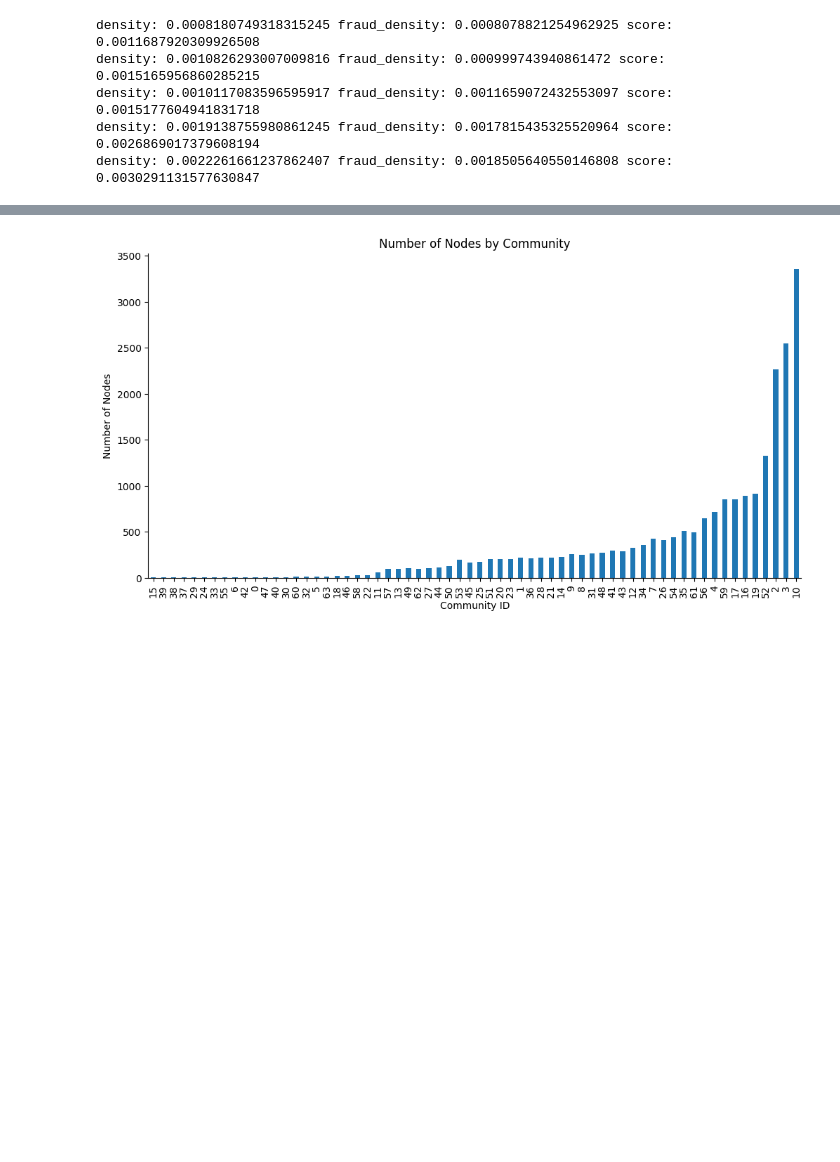
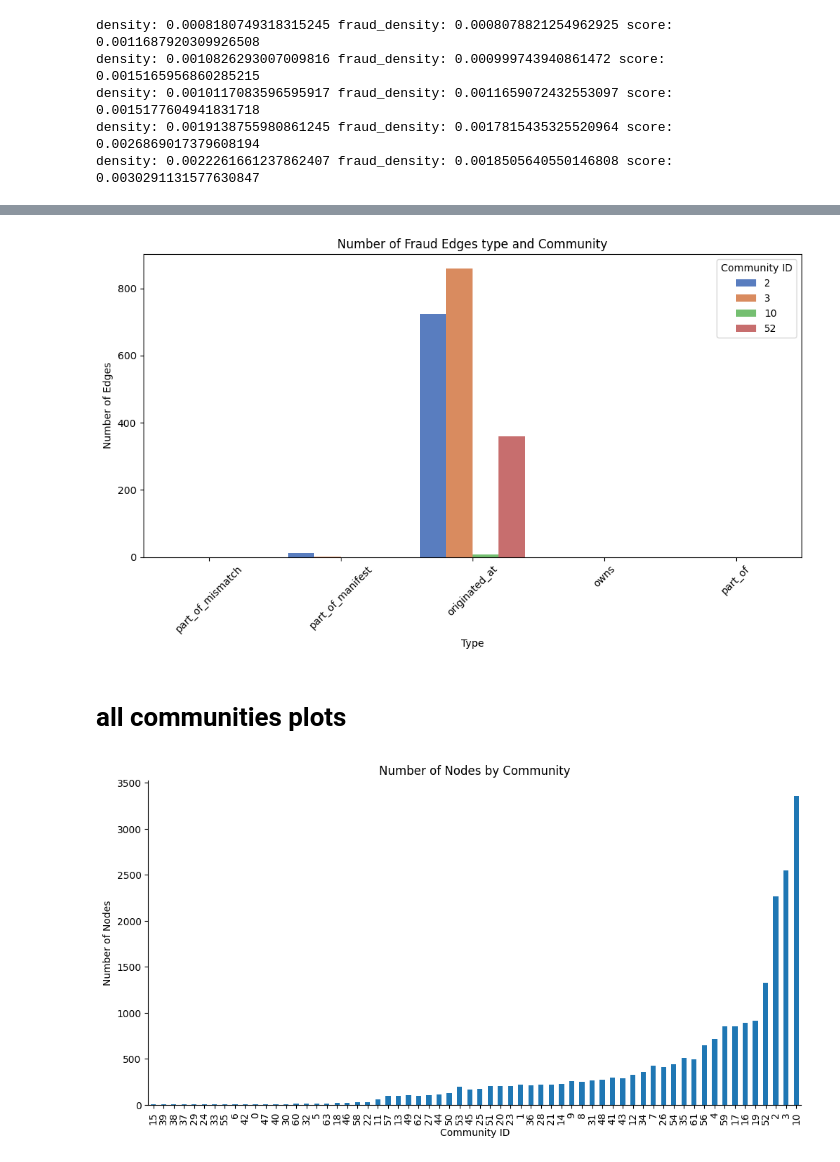
Before and after one commit to gocasual/bbcudas_usps, a Jupyter notebook: main.ipynb, the cells around one changed output, grey strips where cells are left out. Saved outputs shown, nothing was run; the diff lists cells and outputs as text; code cells hidden in the pictures; blank space fills up the shorter version.

```diff
--- a/main.ipynb
+++ b/main.ipynb
@@ -55,3 +147,19 @@ df_communities_stats[df_communities_stats['N_Nodes']>1000]
+# %%
+top_merged = merged_df[merged_df.index.isin(top_subcommunities.Community_id.values)]
+# Create the bar plot with a different color palette
+plt.figure(figsize=(10, 6))
+sns.barplot(x='type', y='weight_count', hue='Community_id', data=top_merged, palette="muted")  # Change palette here
+plt.xlabel('Type')
+plt.ylabel('Number of Edges')
+plt.title('Number of Fraud Edges type and Community')
+plt.xticks(rotation=45)
+plt.legend(title='Community ID')
+plt.tight_layout()
+plt.show()
+# %% [output]
+[figure, added]
+# %% [markdown]
+# all communities plots
 # %%
 plt.figure(figsize=(12, 6))
 df_sorted['N_Nodes'].plot(kind='bar', title='Number of Nodes by Community')
```
Also changed, not shown: parts of 22 cells of this notebook.
